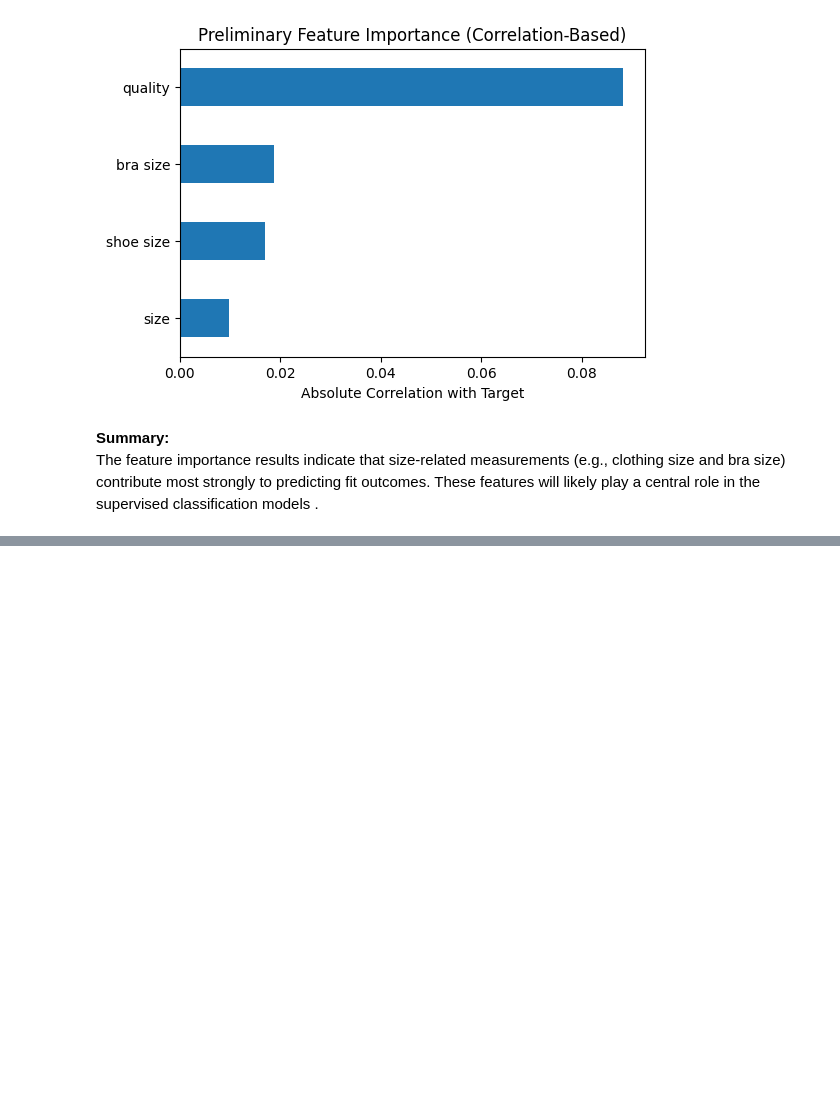
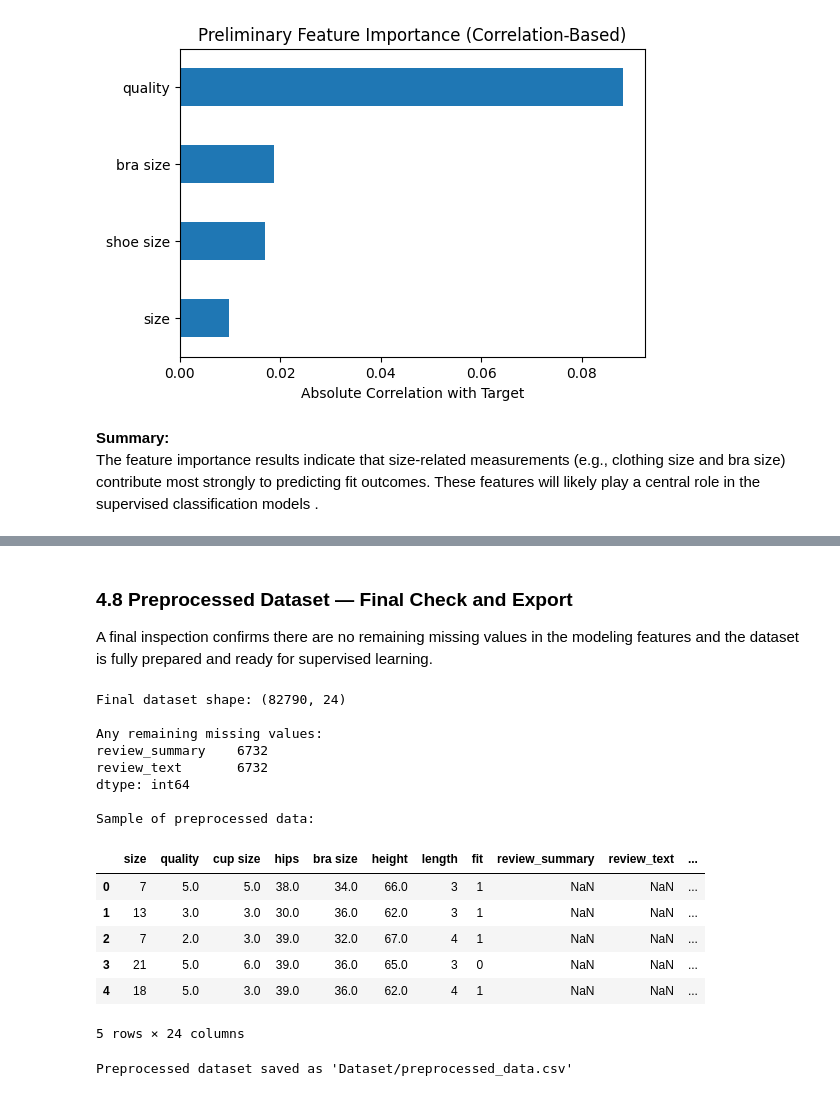
Before and after one commit to alameer515/SWE485-Project-Group10, a Jupyter notebook: Phase1_Data_Exploration.ipynb, the cells around one changed output, grey strips where cells are left out. Drawn from its saved outputs; the diff is of its cells as text; code cells hidden in the pictures; blank space fills up the shorter version.

Commit message:
Preprocessing Pipline done.

```diff
--- a/Phase1_Data_Exploration.ipynb
+++ b/Phase1_Data_Exploration.ipynb
@@ -58,7 +58,7 @@ import seaborn as sns
 import matplotlib.pyplot as plt
 # %%
 df = pd.read_csv(
-    r'modcloth_final_data.csv',
+    r'Dataset/raw_kaggle_data.csv',
     low_memory=False
 )
 df.shape
@@ -303,0 +537,11 @@ supervised classification models .
+# %%
+print("Category values before encoding:", df_clean['category'].unique())
+
+df_clean = pd.get_dummies(df_clean, columns=['category'], prefix='cat', drop_first=False)
+
+cat_cols = [c for c in df_clean.columns if c.startswith('cat_')]
+df_clean[cat_cols] = df_clean[cat_cols].astype(int)
+
+print("\nNew columns created:", cat_cols)
+print("Sample values (should be 0s and 1s):", df_clean[cat_cols].iloc[0].tolist())
+print("Shape after encoding:", df_clean.shape)
@@ -303,0 +560,9 @@ supervised classification models .
+# %%
+fit_mapping = {'fit': 0, 'small': 1, 'large': 2}
+df_clean['fit'] = df_clean['fit'].map(fit_mapping)
+
+print("Target distribution after encoding:")
+print(df_clean['fit'].value_counts())
+print("\nClass imbalance note: 'fit' (0) dominates at",
+      round(df_clean['fit'].value_counts(normalize=True)[0]*100, 1),
+      "% — will be addressed in the modeling phase via stratified splits or class weights as per found more suitable.")
@@ -303,0 +586,13 @@ supervised classification models .
+# %%
+from sklearn.preprocessing import MinMaxScaler
+
+num_cols = ['size', 'quality', 'hips', 'bra size', 'height', 'cup size', 'length']
+
+scaler = MinMaxScaler()
+scaled_values = scaler.fit_transform(df_clean[num_cols])
+
+for i, col in enumerate(num_cols):
+    df_clean[f'{col}_scaled'] = scaled_values[:, i]
+
+print("Original vs scaled sample:")
+print(df_clean[['hips', 'hips_scaled', 'height', 'height_scaled']].head())
@@ -303,0 +622,35 @@ supervised classification models .
+# %% [markdown]
+### 4.8 Preprocessed Dataset — Final Check and Export
+
+A final inspection confirms there are no remaining missing values in the modeling features and the dataset is fully prepared and ready for supervised learning.
+# %%
+print("Final dataset shape:", df_clean.shape)
+print("\nAny remaining missing values:")
+missing_final = df_clean.isnull().sum()
+print(missing_final[missing_final > 0] if missing_final.sum() > 0 else "None — dataset is complete.")
+print("\nSample of preprocessed data:")
+df_clean.head()
+# %% [output]
+Final dataset shape: (82790, 24)
+
+Any remaining missing values:
+review_summary    6732
+review_text       6732
+dtype: int64
+
+Sample of preprocessed data:
+|  | size | quality | cup size | hips | bra size | height | length | fit | review_summary | review_text | ... |
+| 0 | 7 | 5.0 | 5.0 | 38.0 | 34.0 | 66.0 | 3 | 1 | NaN | NaN | ... |
+| 1 | 13 | 3.0 | 3.0 | 30.0 | 36.0 | 62.0 | 3 | 1 | NaN | NaN | ... |
+| 2 | 7 | 2.0 | 3.0 | 39.0 | 32.0 | 67.0 | 4 | 1 | NaN | NaN | ... |
+| 3 | 21 | 5.0 | 6.0 | 39.0 | 36.0 | 65.0 | 3 | 0 | NaN | NaN | ... |
+| 4 | 18 | 5.0 | 3.0 | 39.0 | 36.0 | 62.0 | 4 | 1 | NaN | NaN | ... |
+5 rows × 24 columns
+# %%
+import os
+
+os.makedirs('Dataset', exist_ok=True)
+df_clean.to_csv('Dataset/preprocessed_data.csv', index=False)
+print("Preprocessed dataset saved as 'Dataset/preprocessed_data.csv'")
+# %% [output]
+Preprocessed dataset saved as 'Dataset/preprocessed_data.csv'
```
Also changed, not shown: parts of 21 cells of this notebook, 5 other files.
